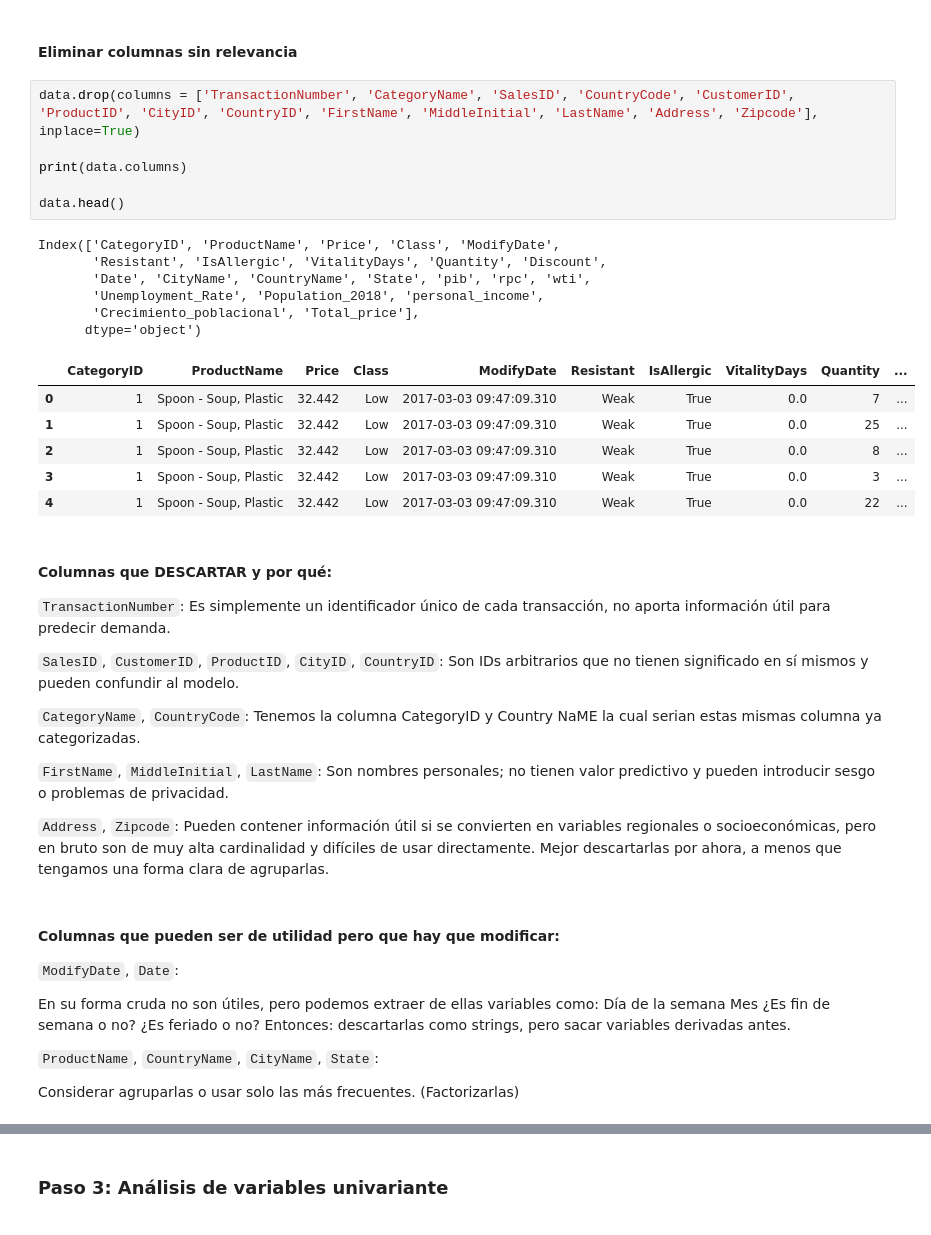
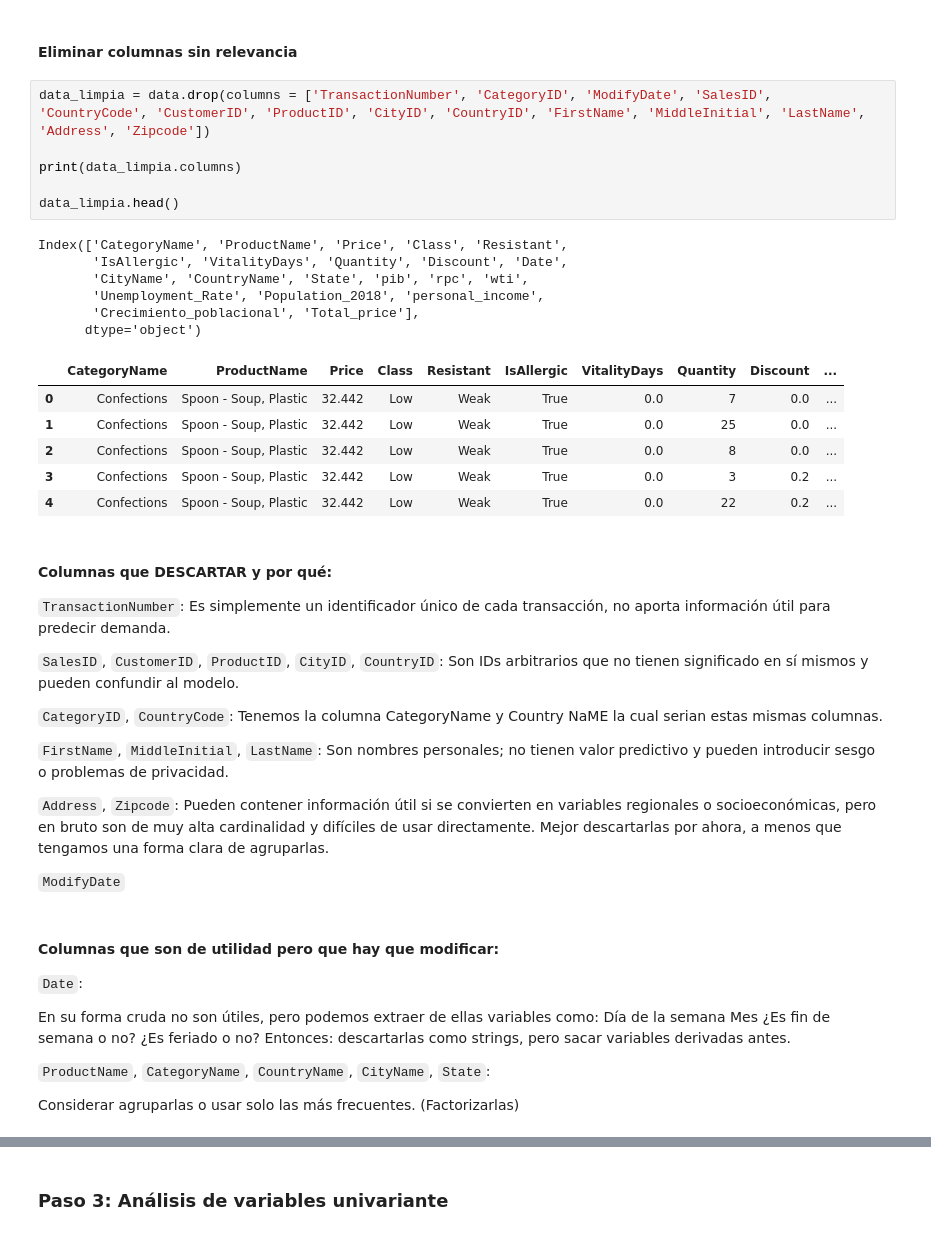
Before and after one commit to andtay/Machine_Learning_Based_Demand_Forecasting, a Jupyter notebook: src/EDA.ipynb, the cells around one changed output, grey strips where cells are left out. Cells and saved outputs as stored; diff of their text form.

```diff
--- a/src/EDA.ipynb
+++ b/src/EDA.ipynb
@@ -62,24 +62,24 @@ En este caso no encontramos duplicados en el conjunto de datos.
 # %% [markdown]
 #### Eliminar columnas sin relevancia
 # %%
-data.drop(columns = ['TransactionNumber', 'CategoryName', 'SalesID', 'CountryCode', 'CustomerID', 'ProductID', 'CityID', 'CountryID', 'FirstName', 'MiddleInitial', 'LastName', 'Address', 'Zipcode'], inplace=True)
+data_limpia = data.drop(columns = ['TransactionNumber', 'CategoryID', 'ModifyDate', 'SalesID', 'CountryCode', 'CustomerID', 'ProductID', 'CityID', 'CountryID', 'FirstName', 'MiddleInitial', 'LastName', 'Address', 'Zipcode'])
 
-print(data.columns)
+print(data_limpia.columns)
 
-data.head()
+data_limpia.head()
 # %% [output]
-Index(['CategoryID', 'ProductName', 'Price', 'Class', 'ModifyDate',
-       'Resistant', 'IsAllergic', 'VitalityDays', 'Quantity', 'Discount',
-       'Date', 'CityName', 'CountryName', 'State', 'pib', 'rpc', 'wti',
+Index(['CategoryName', 'ProductName', 'Price', 'Class', 'Resistant',
+       'IsAllergic', 'VitalityDays', 'Quantity', 'Discount', 'Date',
+       'CityName', 'CountryName', 'State', 'pib', 'rpc', 'wti',
        'Unemployment_Rate', 'Population_2018', 'personal_income',
        'Crecimiento_poblacional', 'Total_price'],
       dtype='object')
-|  | CategoryID | ProductName | Price | Class | ModifyDate | Resistant | IsAllergic | VitalityDays | Quantity | ... |
-| 0 | 1 | Spoon - Soup, Plastic | 32.442 | Low | 2017-03-03 09:47:09.310 | Weak | True | 0.0 | 7 | ... |
-| 1 | 1 | Spoon - Soup, Plastic | 32.442 | Low | 2017-03-03 09:47:09.310 | Weak | True | 0.0 | 25 | ... |
-| 2 | 1 | Spoon - Soup, Plastic | 32.442 | Low | 2017-03-03 09:47:09.310 | Weak | True | 0.0 | 8 | ... |
-| 3 | 1 | Spoon - Soup, Plastic | 32.442 | Low | 2017-03-03 09:47:09.310 | Weak | True | 0.0 | 3 | ... |
-| 4 | 1 | Spoon - Soup, Plastic | 32.442 | Low | 2017-03-03 09:47:09.310 | Weak | True | 0.0 | 22 | ... |
+|  | CategoryName | ProductName | Price | Class | Resistant | IsAllergic | VitalityDays | Quantity | Discount | ... |
+| 0 | Confections | Spoon - Soup, Plastic | 32.442 | Low | Weak | True | 0.0 | 7 | 0.0 | ... |
+| 1 | Confections | Spoon - Soup, Plastic | 32.442 | Low | Weak | True | 0.0 | 25 | 0.0 | ... |
+| 2 | Confections | Spoon - Soup, Plastic | 32.442 | Low | Weak | True | 0.0 | 8 | 0.0 | ... |
+| 3 | Confections | Spoon - Soup, Plastic | 32.442 | Low | Weak | True | 0.0 | 3 | 0.2 | ... |
+| 4 | Confections | Spoon - Soup, Plastic | 32.442 | Low | Weak | True | 0.0 | 22 | 0.2 | ... |
 # %% [markdown]
 #### Columnas que DESCARTAR y por qué:
 
@@ -90,7 +90,7 @@ Es simplemente un identificador único de cada transacción, no aporta informaci
 `SalesID`, `CustomerID`, `ProductID`, `CityID`, `CountryID`:
 Son IDs arbitrarios que no tienen significado en sí mismos y pueden confundir al modelo.
 
-`CategoryName`, `CountryCode`: Tenemos la columna CategoryID  y Country NaME la cual serian estas mismas columna ya categorizadas.
+`CategoryID`, `CountryCode`: Tenemos la columna CategoryName  y Country NaME la cual serian estas mismas columnas.
 
 
 `FirstName`, `MiddleInitial`, `LastName`:
@@ -99,10 +99,12 @@ Son nombres personales; no tienen valor predictivo y pueden introducir sesgo o p
 
 `Address`, `Zipcode`:
 Pueden contener información útil si se convierten en variables regionales o socioeconómicas, pero en bruto son de muy alta cardinalidad y difíciles de usar directamente. Mejor descartarlas por ahora, a menos que tengamos una forma clara de agruparlas.
+
+`ModifyDate`
 # %% [markdown]
-#### Columnas que pueden ser de utilidad pero que hay que modificar:
+#### Columnas que son de utilidad pero que hay que modificar:
 
-`ModifyDate`, `Date`:
+`Date`:
 
 En su forma cruda no son útiles, pero podemos extraer de ellas variables como:
 Día de la semana
@@ -111,7 +113,7 @@ Mes
 ¿Es feriado o no?
 Entonces: descartarlas como strings, pero sacar variables derivadas antes.
 
-`ProductName`, `CountryName`, `CityName`, `State`:
+`ProductName`, `CategoryName`, `CountryName`, `CityName`, `State`:
 
 Considerar agruparlas o usar solo las más frecuentes. (Factorizarlas)
 # %% [markdown]
```
Also changed, not shown: parts of 6 cells of this notebook, 1 other file.
